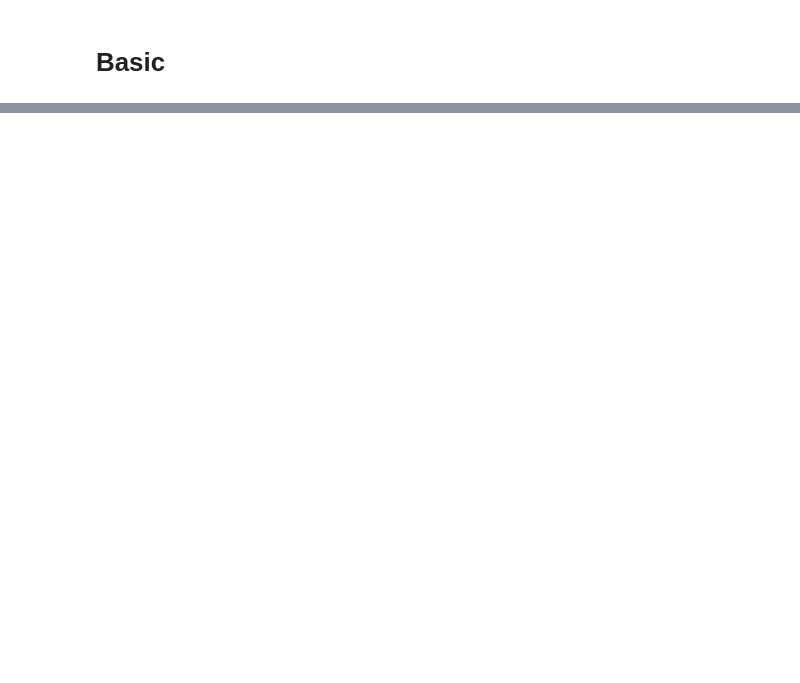
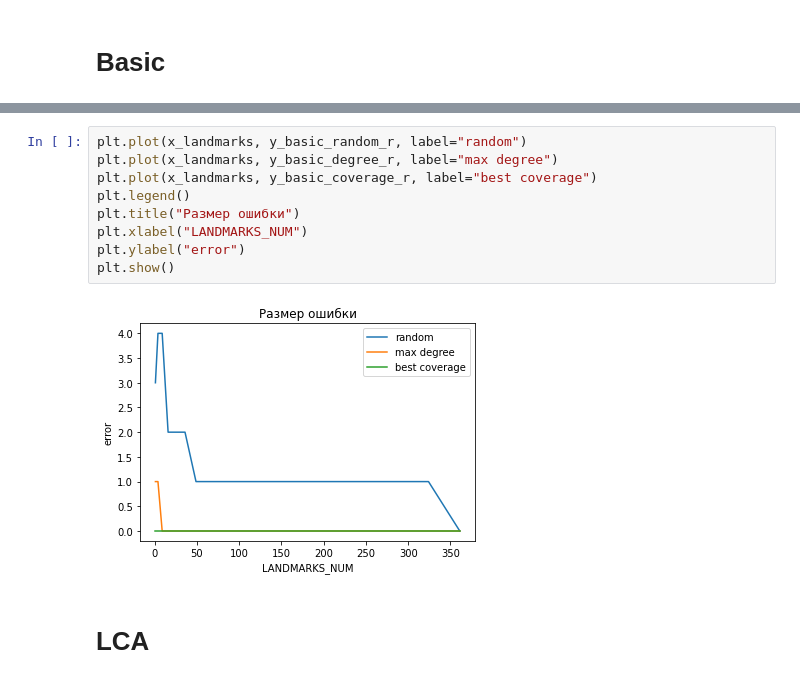
Before and after one commit to Kiruha01/graphs, a Jupyter notebook: Landmarks.ipynb, the cells around one changed output, grey strips where cells are left out. Drawn from its saved outputs; the diff is of its cells as text; blank space fills up the shorter version.

```diff
--- a/Landmarks.ipynb
+++ b/Landmarks.ipynb
@@ -108,0 +157,13 @@ BASIC, best coverage: 1.0246937274932861 s. 5
+# %%
+plt.plot(x_landmarks, y_basic_random_r, label="random")
+plt.plot(x_landmarks, y_basic_degree_r, label="max degree")
+plt.plot(x_landmarks, y_basic_coverage_r, label="best coverage")
+plt.legend()
+plt.title("Размер ошибки")
+plt.xlabel("LANDMARKS_NUM")
+plt.ylabel("error")
+plt.show()
+# %% [output]
+[figure, added]
+# %% [markdown]
+# LCA
```
Also changed, not shown: parts of 33 cells of this notebook, 1 other file.
